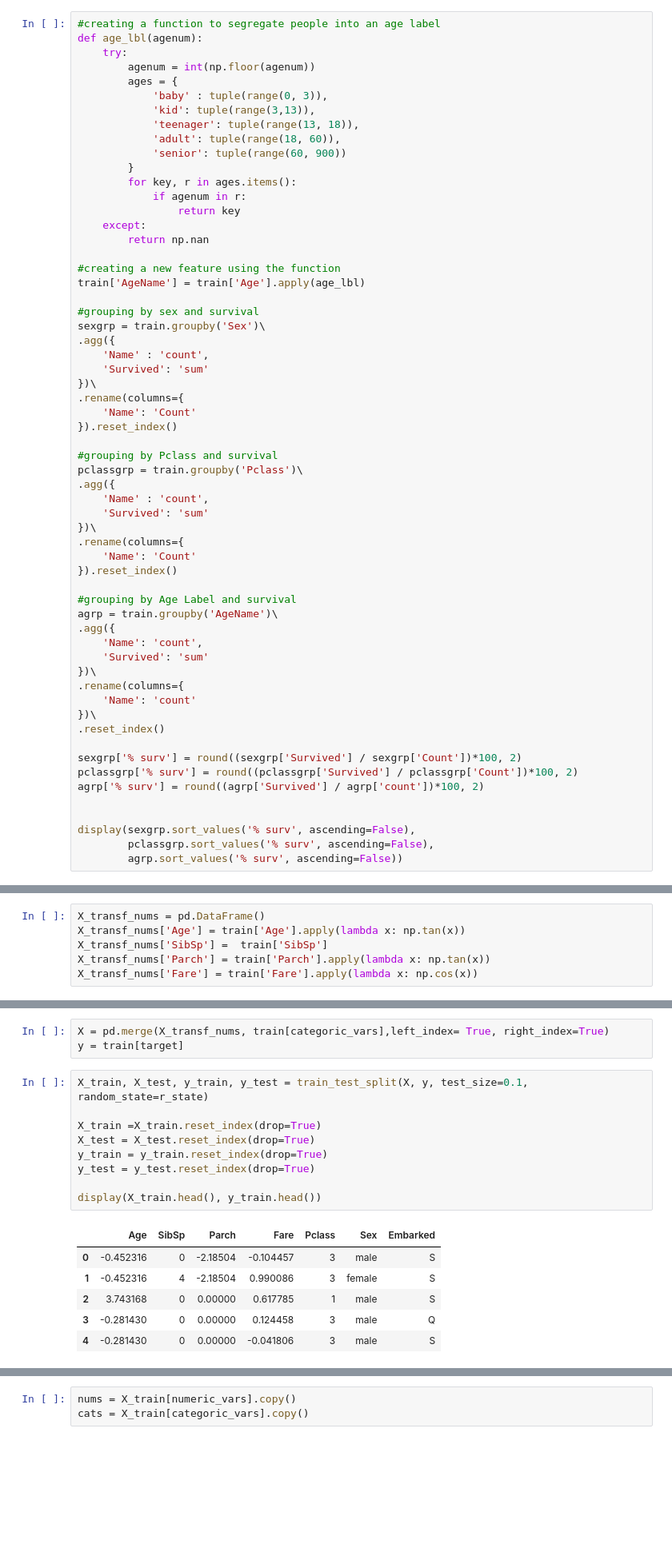
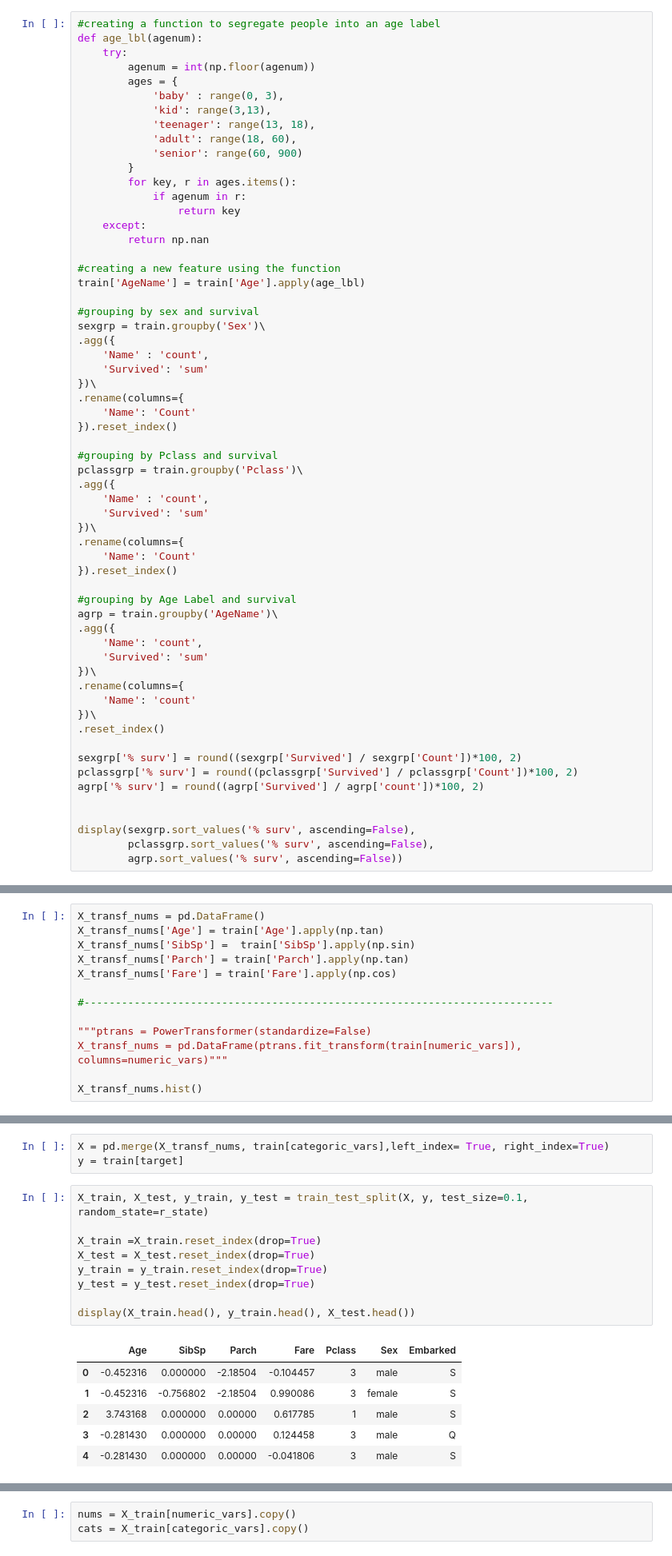
Before and after one commit to cruz-marco/titanic_kaggle, a Jupyter notebook: titanic-run.ipynb, the cells around one changed output, grey strips where cells are left out. Shown at 80% size. Cells and saved outputs as stored; diff of their text form; blank space fills up the shorter version.

```diff
--- a/titanic-run.ipynb
+++ b/titanic-run.ipynb
@@ -174,11 +174,11 @@ def age_lbl(agenum):
     try:
         agenum = int(np.floor(agenum))
         ages = {
-            'baby' : tuple(range(0, 3)),
-            'kid': tuple(range(3,13)),
-            'teenager': tuple(range(13, 18)),
-            'adult': tuple(range(18, 60)),
-            'senior': tuple(range(60, 900))
+            'baby' : range(0, 3),
+            'kid': range(3,13),
+            'teenager': range(13, 18),
+            'adult': range(18, 60),
+            'senior': range(60, 900)
         }
         for key, r in ages.items():
             if agenum in r:
@@ -435,7 +443,14 @@ KstestResult(statistic=0.15872430959454165, pvalue=4.482280613823409e-20)
 ## Transforming features with best KS scored functions
 # %%
 X_transf_nums = pd.DataFrame()
-X_transf_nums['Age'] = train['Age'].apply(lambda x: np.tan(x))
-X_transf_nums['SibSp'] =  train['SibSp']
-X_transf_nums['Parch'] = train['Parch'].apply(lambda x: np.tan(x))
-X_transf_nums['Fare'] = train['Fare'].apply(lambda x: np.cos(x))
+X_transf_nums['Age'] = train['Age'].apply(np.tan)
+X_transf_nums['SibSp'] =  train['SibSp'].apply(np.sin)
+X_transf_nums['Parch'] = train['Parch'].apply(np.tan)
+X_transf_nums['Fare'] = train['Fare'].apply(np.cos)
+
+#---------------------------------------------------------------------------
+
+"""ptrans = PowerTransformer(standardize=False)
+X_transf_nums = pd.DataFrame(ptrans.fit_transform(train[numeric_vars]), columns=numeric_vars)"""
+
+X_transf_nums.hist()
@@ -462,19 +483,19 @@ y = train[target]
 # %%
 X_train, X_test, y_train, y_test = train_test_split(X, y, test_size=0.1, random_state=r_state)
 
 X_train =X_train.reset_index(drop=True)
 X_test = X_test.reset_index(drop=True)
 y_train = y_train.reset_index(drop=True)
 y_test = y_test.reset_index(drop=True)
 
-display(X_train.head(), y_train.head())
+display(X_train.head(), y_train.head(), X_test.head())
 # %% [output]
 |  | Age | SibSp | Parch | Fare | Pclass | Sex | Embarked |
-| 0 | -0.452316 | 0 | -2.18504 | -0.104457 | 3 | male | S |
-| 1 | -0.452316 | 4 | -2.18504 | 0.990086 | 3 | female | S |
-| 2 | 3.743168 | 0 | 0.00000 | 0.617785 | 1 | male | S |
-| 3 | -0.281430 | 0 | 0.00000 | 0.124458 | 3 | male | Q |
-| 4 | -0.281430 | 0 | 0.00000 | -0.041806 | 3 | male | S |
+| 0 | -0.452316 | 0.000000 | -2.18504 | -0.104457 | 3 | male | S |
+| 1 | -0.452316 | -0.756802 | -2.18504 | 0.990086 | 3 | female | S |
+| 2 | 3.743168 | 0.000000 | 0.00000 | 0.617785 | 1 | male | S |
+| 3 | -0.281430 | 0.000000 | 0.00000 | 0.124458 | 3 | male | Q |
+| 4 | -0.281430 | 0.000000 | 0.00000 | -0.041806 | 3 | male | S |
 0    1
 1    0
 2    0
```
Also changed, not shown: parts of 22 cells of this notebook.
